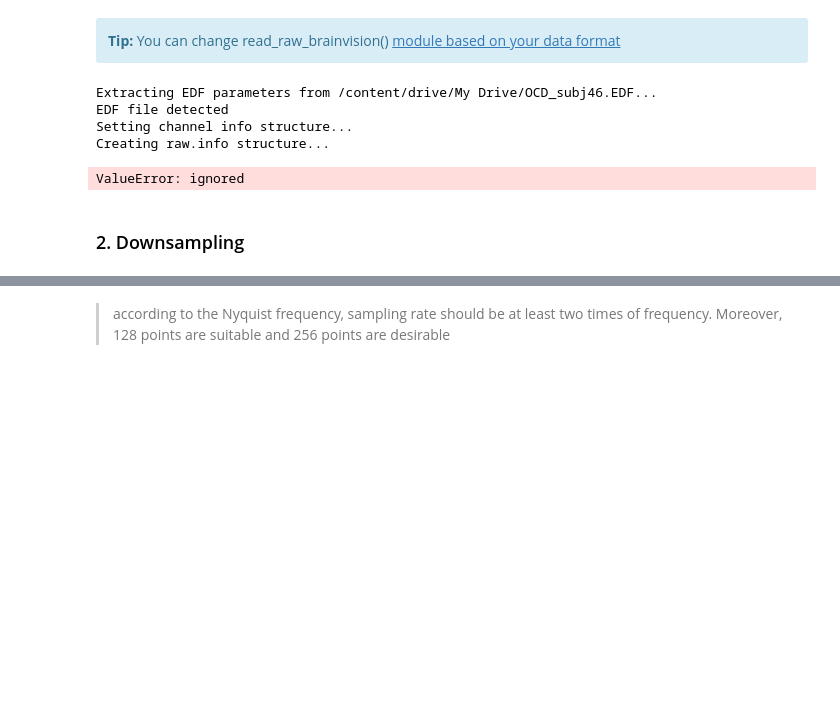
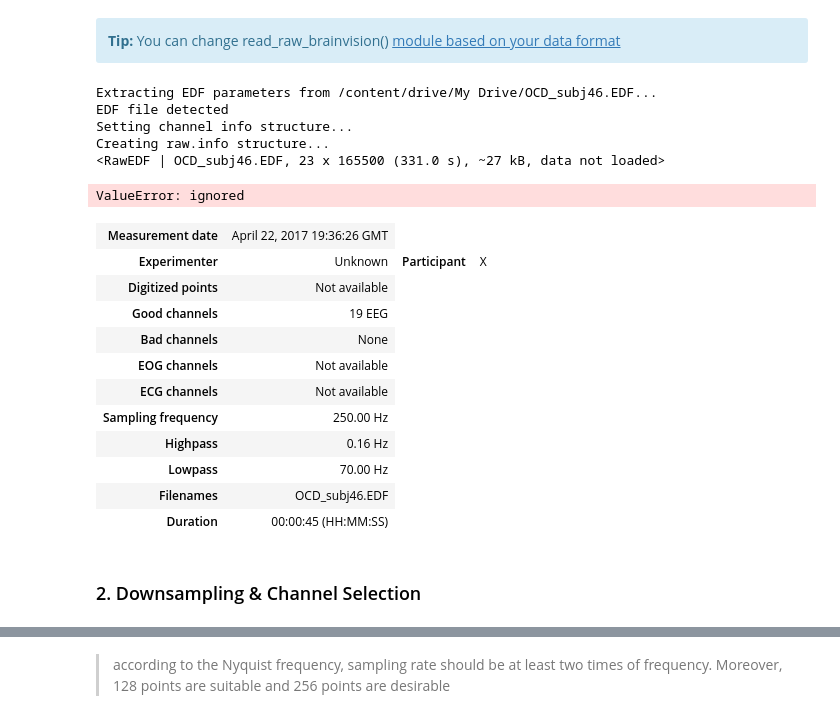
Before and after one commit to abdipourasl/OCD, a Jupyter notebook: MNE_Preprocessing.ipynb, the cells around one changed output, grey strips where cells are left out. Saved outputs shown, nothing was run; the diff lists cells and outputs as text; code cells hidden in the pictures; blank space fills up the shorter version.

```diff
--- a/MNE_Preprocessing.ipynb
+++ b/MNE_Preprocessing.ipynb
@@ -48,19 +48,36 @@ Mounted at /content/drive
 </div>
 # %%
 examples_dir = os.path.join('/content/drive/My Drive/','OCD_subj46.EDF')  # Path to the raw EEG Data folder
-raw = mne.io.read_raw_edf(os.path.join('/content/drive/My Drive/','OCD_subj46.EDF'))                                                          # Loading continuous data
+raw = mne.io.read_raw_edf(os.path.join('/content/drive/My Drive/','OCD_subj46.EDF'))                                                         # Loading continuous data
+print(raw)
 # %% [output]
 Extracting EDF parameters from /content/drive/My Drive/OCD_subj46.EDF...
 EDF file detected
 Setting channel info structure...
 Creating raw.info structure...
+<RawEDF | OCD_subj46.EDF, 23 x 165500 (331.0 s), ~27 kB, data not loaded>
 # %%
 raw.set_channel_types({'EOG':'eog'})   #If you have Electrooculography (EOG) channel,  set its name manually
 raw.set_channel_types({'ECG':'ecg'})   #If you have Electrocardiograms (ECG) channels, set its name manually
 # %% [output]
 ValueError: ignored
+# %%
+raw.crop(tmin=5., tmax=50.)
+# %% [output]
+| Measurement date | April 22, 2017 19:36:26 GMT |
+| Experimenter | Unknown | Participant | X |
+| Digitized points | Not available |
+| Good channels | 19 EEG |
+| Bad channels | None |
+| EOG channels | Not available |
+| ECG channels | Not available |
+| Sampling frequency | 250.00 Hz |
+| Highpass | 0.16 Hz |
+| Lowpass | 70.00 Hz |
+| Filenames | OCD_subj46.EDF |
+| Duration | 00:00:45 (HH:MM:SS) |
 # %% [markdown]
-### 2. Downsampling
+### 2. Downsampling & Channel Selection
 # %%
 raw.resample(250, npad="auto")    # set sampling frequency to 256 points per second
 # %% [output]
```
Also changed, not shown: parts of 7 cells of this notebook.
